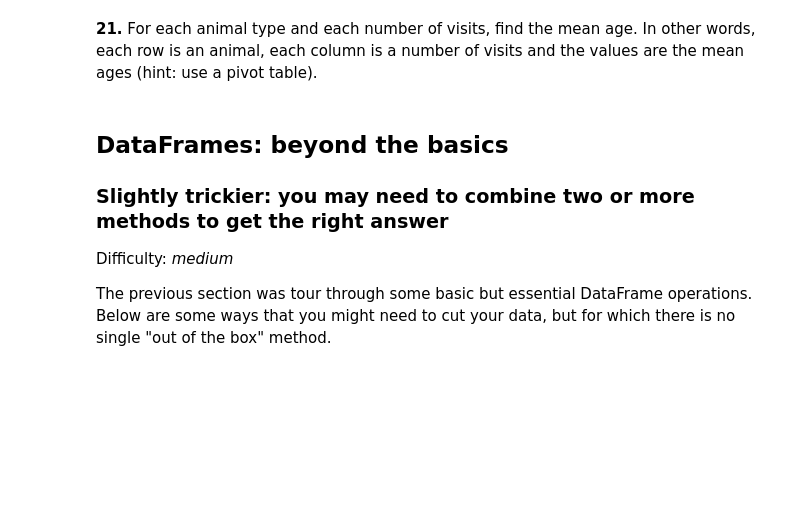
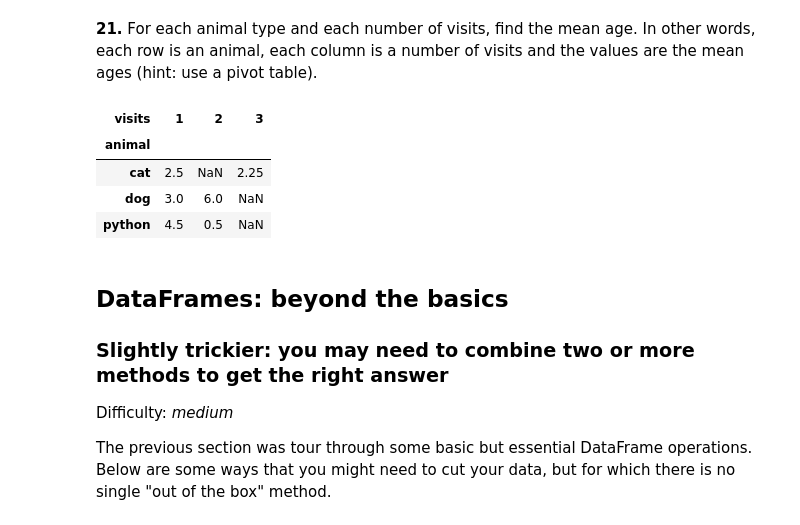
Before and after one commit to ykedarinath/Task_3, a Jupyter notebook: Task_3_pandas_tasks.ipynb, the cells around one changed output. Cells and saved outputs as stored; diff of their text form; code cells hidden in the pictures; blank space fills up the shorter version.

```diff
--- a/Task_3_pandas_tasks.ipynb
+++ b/Task_3_pandas_tasks.ipynb
@@ -208,3 +208,12 @@ snake    2.500000
 Name: age, dtype: float64
 # %% [markdown]
 **16.** Append a new row 'k' to `df` with your choice of values for each column. Then delete that row to return the original DataFrame.
+# %%
+data_1 = {'animal': 'lion',
+        'age': 5.5,
+        'visits': 5,
+        'priority': 'yes'}
+df0.loc['k'] = data_1
+print(df0,'\n')
+df0.drop('k',inplace=True)
+print(df0,'\n')
@@ -213,2 +247,6 @@ Name: age, dtype: float64
 # %% [markdown]
 **18.** Sort `df` first by the values in the 'age' in *decending* order, then by the value in the 'visit' column in *ascending* order.
+# %%
+df0 = df0.sort_values(by=['age'], ascending=False).sort_values(by=['visits'], ascending=True)
+print(df0,'\n')
+#df0.sort_values(by=['age','visits'],ascending=[False,True])
@@ -215,2 +265,5 @@ Name: age, dtype: float64
 # %% [markdown]
 **19.** The 'priority' column contains the values 'yes' and 'no'. Replace this column with a column of boolean values: 'yes' should be `True` and 'no' should be `False`.
+# %%
+df0.replace({'priority':{'yes':'True','no':'False'}},inplace=True)
+print(df0)
@@ -217,2 +282,5 @@ Name: age, dtype: float64
 # %% [markdown]
 **20.** In the 'animal' column, change the 'snake' entries to 'python'.
+# %%
+df0.replace({'animal':{'snake':'python'}},inplace=True)
+print(df0)
@@ -219,5 +299,13 @@ Name: age, dtype: float64
 # %% [markdown]
 **21.** For each animal type and each number of visits, find the mean age. In other words, each row is an animal, each column is a number of visits and the values are the mean ages (hint: use a pivot table).
+# %%
+df0.pivot_table(index="animal", columns="visits", aggfunc="mean")["age"]
+# %% [output]
+| visits | 1 | 2 | 3 |
+| animal |  |  |  |
+| cat | 2.5 | NaN | 2.25 |
+| dog | 3.0 | 6.0 | NaN |
+| python | 4.5 | 0.5 | NaN |
 # %% [markdown]
 ## DataFrames: beyond the basics
 
```
Also changed, not shown: parts of 5 cells of this notebook.
